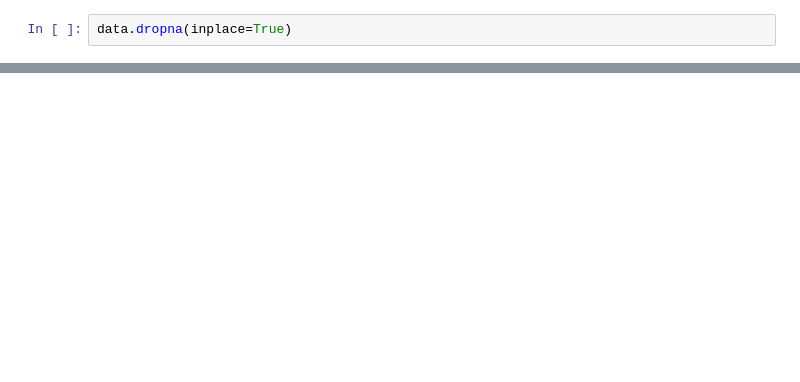
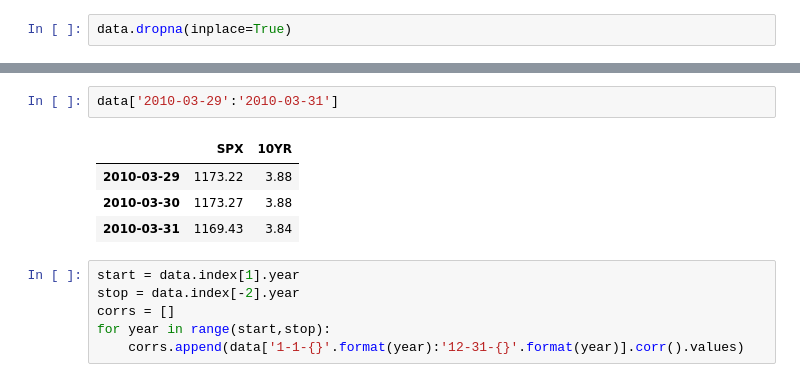
Before and after one commit to jcohen312/time_series_project, a Jupyter notebook: play.ipynb, the cells around one changed output, grey strips where cells are left out. Cells and saved outputs as stored; diff of their text form; blank space fills up the shorter version.

```diff
--- a/play.ipynb
+++ b/play.ipynb
@@ -43,0 +40,13 @@ No handles with labels found to put in legend.
+# %%
+data['2010-03-29':'2010-03-31']
+# %% [output]
+|  | SPX | 10YR |
+| 2010-03-29 | 1173.22 | 3.88 |
+| 2010-03-30 | 1173.27 | 3.88 |
+| 2010-03-31 | 1169.43 | 3.84 |
+# %%
+start = data.index[1].year
+stop = data.index[-2].year
+corrs = []
+for year in range(start,stop):
+    corrs.append(data['1-1-{}'.format(year):'12-31-{}'.format(year)].corr().values)
```
Also changed, not shown: parts of 5 cells of this notebook.
